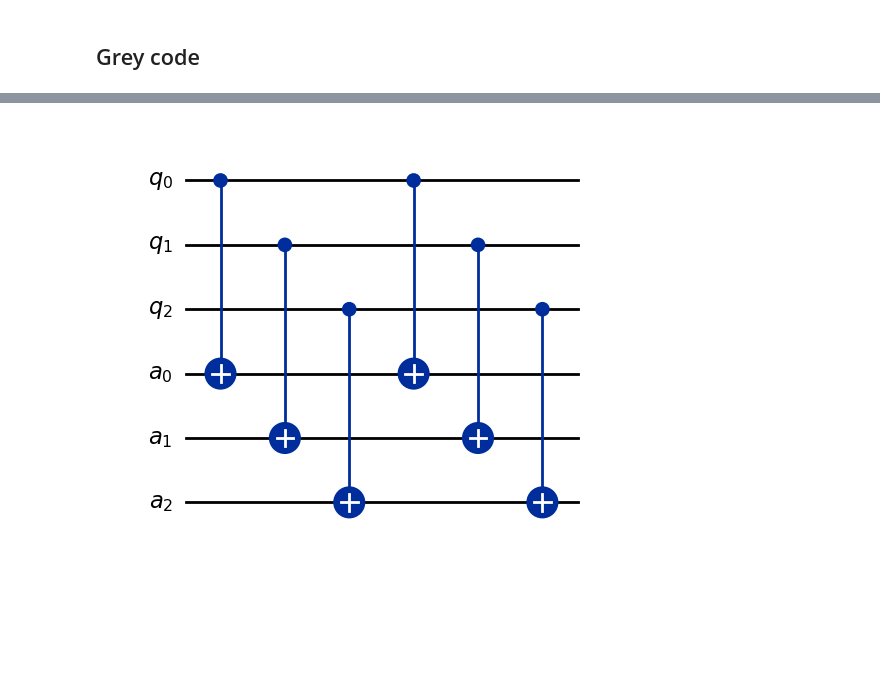
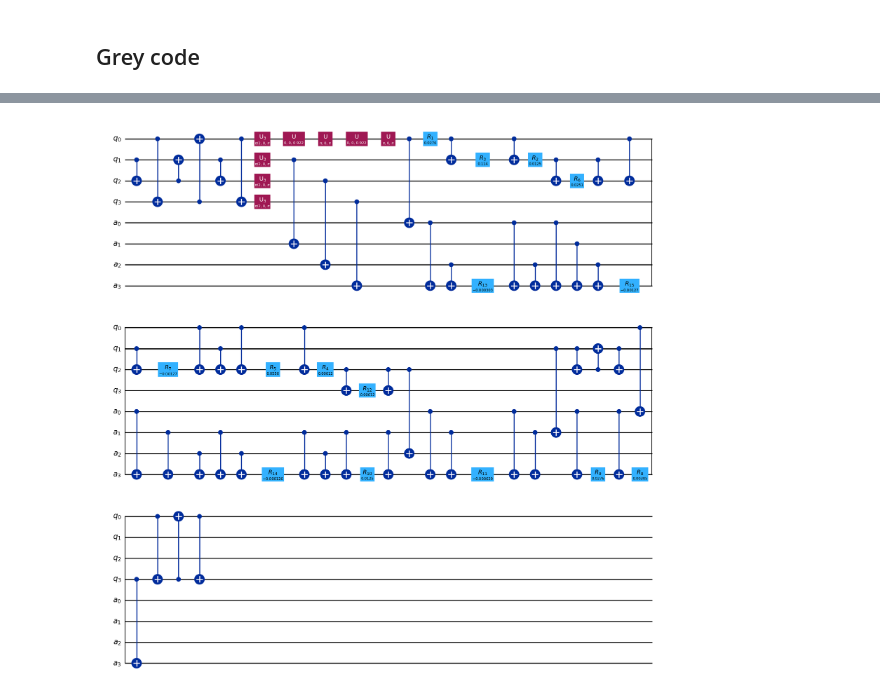
Before and after one commit to ugo-nzongani/Adjustable-depth-quantum-circuit-for-diagonal-unitary-and-QSP, a Jupyter notebook: 2024.ipynb, the cells around one changed output, grey strips where cells are left out. Drawn from its saved outputs; the diff is of its cells as text; code cells hidden in the pictures; blank space fills up the shorter version.

```diff
--- a/2024.ipynb
+++ b/2024.ipynb
@@ -796,9 +796,3 @@ diag.decompose(reps=2).draw('mpl',style='iqx')
 [figure]
 # %% [markdown]
 ## Grey code
-# %%
-order = 28
-n = len(bin(order)[2:].zfill(0))
-walsh_coeffs = list_walsh_coeff(f5,2**n)
-qc = walsh_operator(order,walsh_coeffs)
-qc.draw('mpl',style='iqx')
@@ -827,4 +799,54 @@ qc.decompose(reps=1).draw('mpl',style='iqx')
 # %%
+def walsh_grey(n,f,walsh_coeffs,start,end):
+    q = QuantumRegister(n,name='q')
+    qc = QuantumCircuit(q)
+    qubits = [qubit for qubit in q]
+    gray_list = generate_gray_list(n)
+    for i in range(start,end):
+        #print(i)
+        decimal = binary_to_int(gray_list[i])
+        if decimal == 1:
+            qc.append(walsh_operator(decimal,walsh_coeffs),[qubits[0]])
+        else:
+            qc.append(walsh_operator(decimal,walsh_coeffs),qubits[:int(np.floor(np.log2(decimal)))+1])
+    return qc
+
+'''
+n = 3
+walsh_coeffs = list_walsh_coeff(f,2**n)
+qc = walsh_grey(n,f,walsh_coeffs,1,2**n)
+qc.decompose(reps=1).draw('mpl',style='iqx')
+'''
+
+def copy(reg1,reg2):
+    """
+    Parameters
+    ----------
+    reg1 : qiskit.circuit.quantumregister.QuantumRegister
+        Register of qubits being copied
+    reg2 : qiskit.circuit.quantumregister.QuantumRegister
+        Register of qubits receving the copies
+
+    Returns
+    -------
+    qiskit.circuit.quantumcircuit.QuantumCircuit
+        Quantum circuit whose first register copies its bit values into the second register
+    """
+    qc = QuantumCircuit(reg1,reg2)
+    blocks = int(np.floor(reg2.size/reg1.size))
+    ancilla_available = reg2.size
+    for i in range(int(np.floor(np.log2(blocks)))+1):
+        for j in range(2**i):
+            if ancilla_available - reg1.size >= 0:
+                for k in range(reg1.size):
+                    if j == 0:
+                        qc.cx(reg1[k],reg2[k + reg1.size*(2**i-1)])
+                    elif k+reg1.size*(2**i-1)+reg1.size*j < reg2.size:
+                        qc.cx(reg2[k+reg1.size*(j-1)],reg2[k+reg1.size*(2**i-1)+reg1.size*j])
+                ancilla_available -= reg1.size
+        #qc.barrier()
+    return qc
+
 def adjustable_walsh_grey(n,f,p):
     """
     Parameters
@@ -840,39 +862,59 @@ def adjustable_walsh_grey(n,f,p):
     -------
     qiskit.circuit.quantumcircuit.QuantumCircuit
         Quantum circuit implementing the adjustable-depth Walsh circuit with Grey code
     """
     q = QuantumRegister(n,name='q')
     a = AncillaRegister(p,name='a')
     qc = QuantumCircuit(q,a)
     qubits = [i for i in q]+[i for i in a]
+    ancillas = [k for k in a]
     walsh_coeffs = list_walsh_coeff(f,2**n)
-    '''
+
+    for i in range(int(n/2)):
+        qc.swap(q[i],q[n-i-1])
+    qc.h(q)
     # order 0
     qc.p(walsh_coeffs[0],q[0])
     qc.x(q[0])
     qc.p(walsh_coeffs[0],q[0])
     qc.x(q[0])
-    '''
+
     if p == 0: # no ancilla
         qc.append(walsh_grey(n,f,walsh_coeffs,1,2**n),qubits)
     elif p >= n:
-        n_blocks = int(np.floor(p/n))
+        n_blocks = int(np.floor(p/n)+1)
+        n_walsh_operator_per_block = int(np.floor((2**n-1)/(n_blocks)))
+        n_walsh_operator_on_last_block = 2**n-1-n_walsh_operator_per_block*(n_blocks-1)
         copy_gate = copy(q,a)
         qc.append(copy_gate,qubits)
+        #qc.barrier()
+        #print('n_per_block=',n_walsh_operator_per_block)
+        #print('n_on_last_block=',n_walsh_operator_on_last_block)
         for i in range(n_blocks):
             if i == 0:
-                qc.append(walsh_grey(n,f,walsh_coeffs,1,2**n),[i for i in q])
+                start = 1
+                end = n_walsh_operator_on_last_block+1
+                #print(start,end-1)
+                qc.append(walsh_grey(n,f,walsh_coeffs,start,end),[k for k in q])
             else:
-                ancillas = [a for i in a]
-                qc.append(walsh_grey(n,f,walsh_coeffs,1,2**n),ancillas)
+                start = end
+                end += n_walsh_operator_per_block
+                #start = 1 + n_walsh_operator_on_last_block + (i-1)*n
+                #end = start + n_walsh_operator_per_block + 1
+                #print(start,end-1)
+                #print((i-1)*n,n*i)
+                qc.append(walsh_grey(n,f,walsh_coeffs,start,end),ancillas[(i-1)*n:n*i])
+        #qc.barrier()
         qc.append(copy_gate.inverse(),qubits)
     else:
         print('p can not be smaller than n')
+    for i in range(int(n/2)):
+        qc.swap(q[i],q[n-i-1])
     return qc
 
-n = 3
-p = 3
+n = 4
+p = 4
 qc = adjustable_walsh_grey(n,f,p)
 qc.decompose(reps=2).draw('mpl',style='iqx')
 # %% [output]
-[figure, old version]
+[figure, new version]
```
Also changed, not shown: parts of 9 cells of this notebook.
